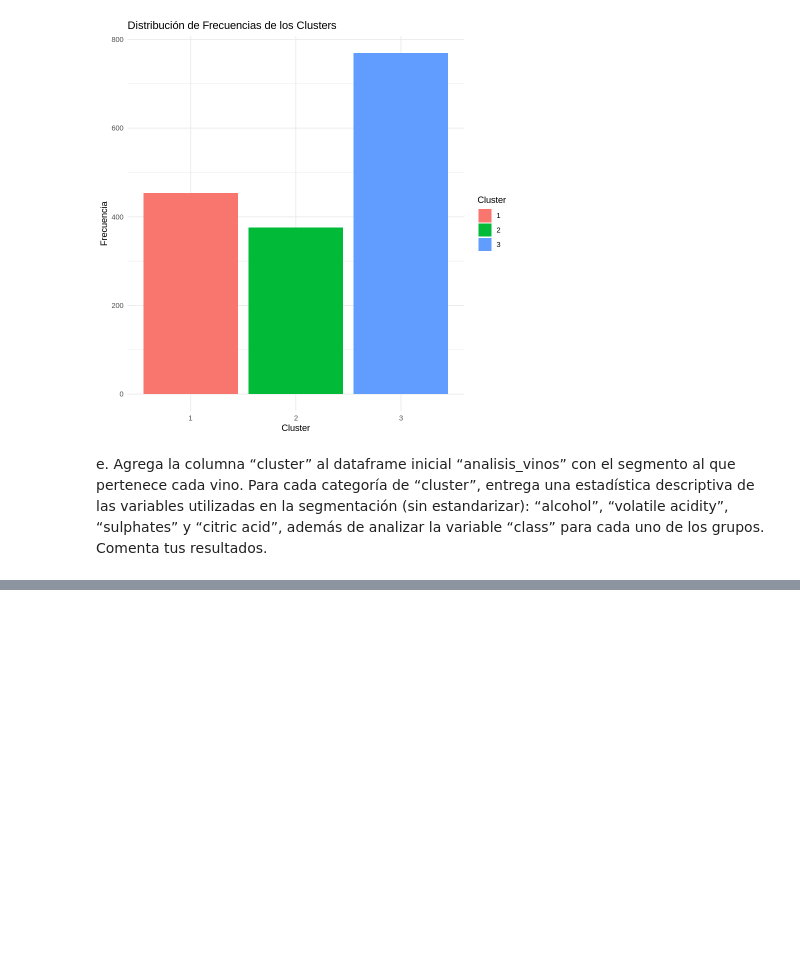
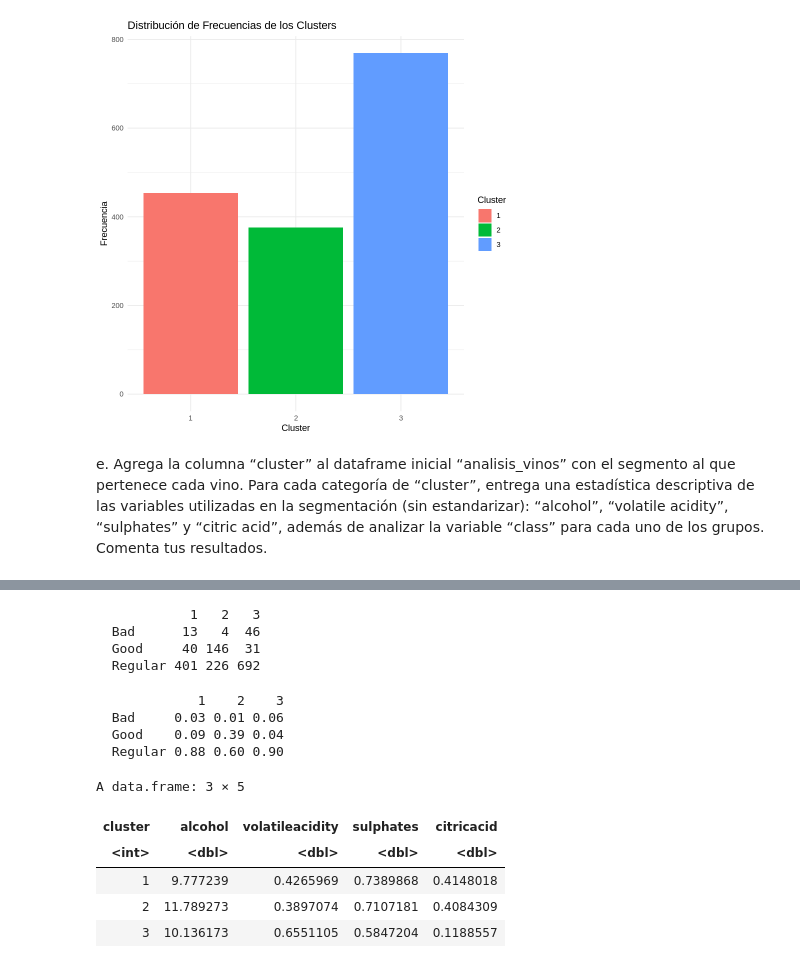
Before and after one commit to Carolinsrainbow/UC_MineriaDeDatosConR, a Jupyter notebook: MDD_Tarea_3.ipynb, the cells around one changed output, grey strips where cells are left out. Saved outputs shown, nothing was run; the diff lists cells and outputs as text; code cells hidden in the pictures; blank space fills up the shorter version.

```diff
--- a/MDD_Tarea_3.ipynb
+++ b/MDD_Tarea_3.ipynb
@@ -159,0 +173,24 @@ e. Agrega la columna “cluster” al dataframe inicial “analisis_vinos” con
+# %%
+table(analisis_vinos$class,analisis_vinos$cluster)
+# %% [output]
+            1   2   3
+  Bad      13   4  46
+  Good     40 146  31
+  Regular 401 226 692
+# %%
+round(prop.table(table(analisis_vinos$class,analisis_vinos$cluster),2),2)
+# %% [output]
+             1    2    3
+  Bad     0.03 0.01 0.06
+  Good    0.09 0.39 0.04
+  Regular 0.88 0.60 0.90
+# %%
+#Promedio
+aggregate(cbind(alcohol,volatileacidity,sulphates,citricacid) ~ cluster,FUN = mean,data = analisis_vinos)
+# %% [output]
+A data.frame: 3 × 5
+| cluster | alcohol | volatileacidity | sulphates | citricacid |
+| <int> | <dbl> | <dbl> | <dbl> | <dbl> |
+| 1 | 9.777239 | 0.4265969 | 0.7389868 | 0.4148018 |
+| 2 | 11.789273 | 0.3897074 | 0.7107181 | 0.4084309 |
+| 3 | 10.136173 | 0.6551105 | 0.5847204 | 0.1188557 |
```
Also changed, not shown: parts of 4 cells of this notebook.
